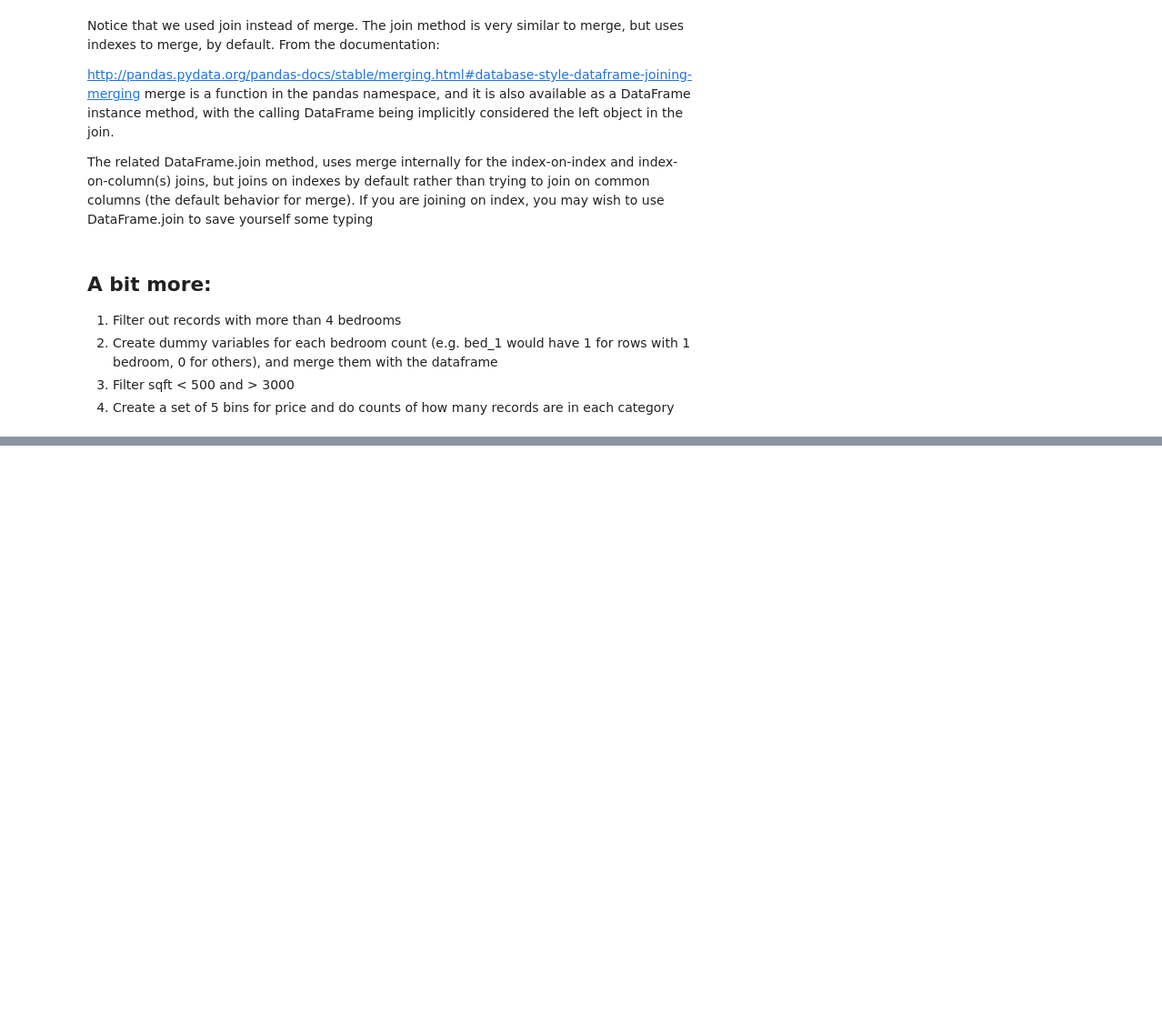
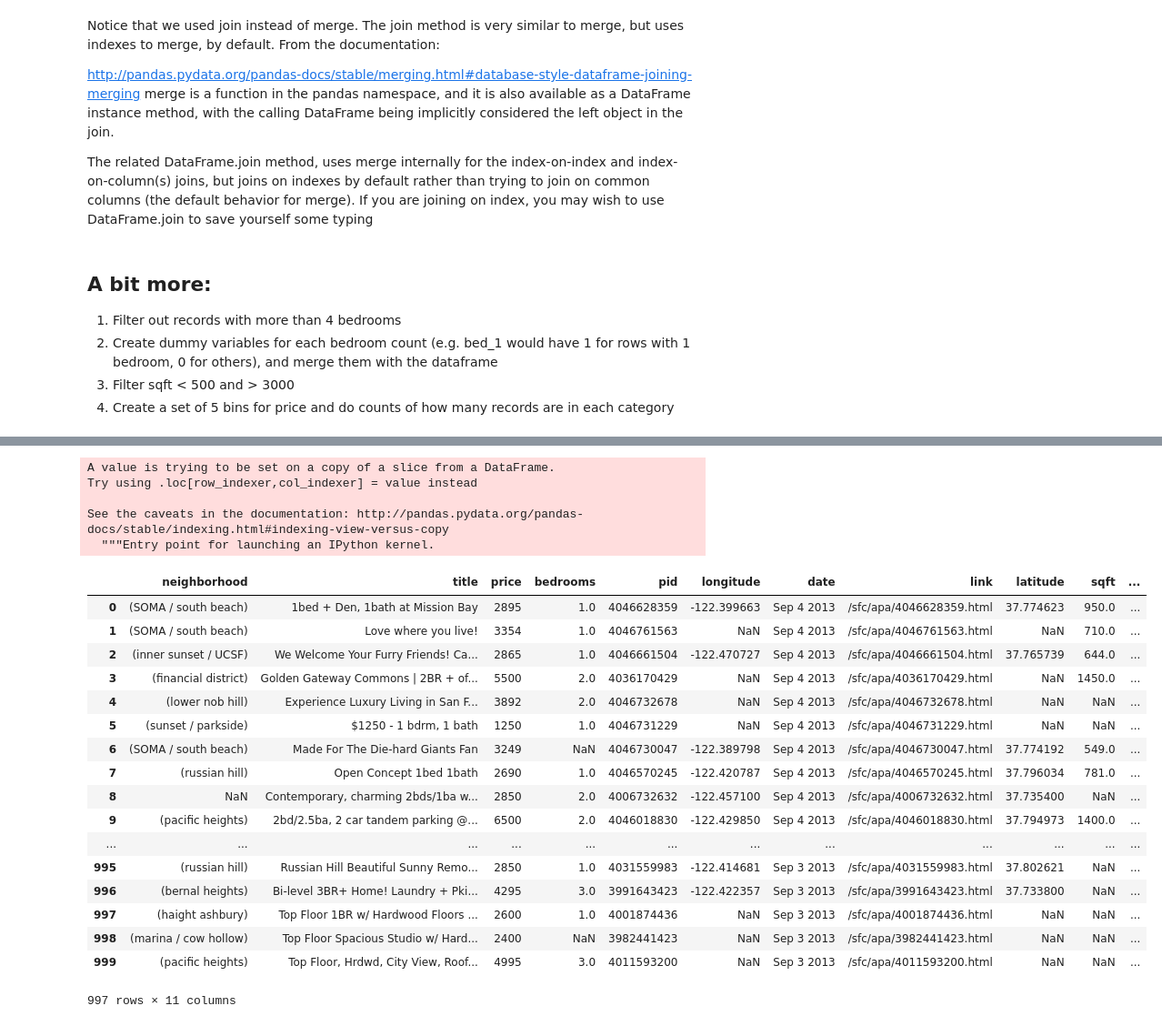
Before and after one commit to DanTheOnlyMan/ce599, a Jupyter notebook: 07-Data Wrangling/data-wrangling.ipynb, the cells around one changed output, grey strips where cells are left out. Shown at 91% size. Cells and saved outputs as stored; diff of their text form; code cells hidden in the pictures; blank space fills up the shorter version.

```diff
--- a/07-Data Wrangling/data-wrangling.ipynb
+++ b/07-Data Wrangling/data-wrangling.ipynb
@@ -577,0 +659,29 @@ NameError: name 'df_merge' is not defined
+# %%
+df=df[df['price'].notnull()]
+# %%
+df['price'] = df['price'].astype(int)
+df
+# %% [output]
+A value is trying to be set on a copy of a slice from a DataFrame.
+Try using .loc[row_indexer,col_indexer] = value instead
+
+See the caveats in the documentation: http://pandas.pydata.org/pandas-docs/stable/indexing.html#indexing-view-versus-copy
+  """Entry point for launching an IPython kernel.
+|  | neighborhood | title | price | bedrooms | pid | longitude | date | link | latitude | sqft | ... |
+| 0 | (SOMA / south beach) | 1bed + Den, 1bath at Mission Bay | 2895 | 1.0 | 4046628359 | -122.399663 | Sep 4 2013 | /sfc/apa/4046628359.html | 37.774623 | 950.0 | ... |
+| 1 | (SOMA / south beach) | Love where you live! | 3354 | 1.0 | 4046761563 | NaN | Sep 4 2013 | /sfc/apa/4046761563.html | NaN | 710.0 | ... |
+| 2 | (inner sunset / UCSF) | We Welcome Your Furry Friends! Ca... | 2865 | 1.0 | 4046661504 | -122.470727 | Sep 4 2013 | /sfc/apa/4046661504.html | 37.765739 | 644.0 | ... |
+| 3 | (financial district) | Golden Gateway Commons | 2BR + of... | 5500 | 2.0 | 4036170429 | NaN | Sep 4 2013 | /sfc/apa/4036170429.html | NaN | 1450.0 | ... |
+| 4 | (lower nob hill) | Experience Luxury Living in San F... | 3892 | 2.0 | 4046732678 | NaN | Sep 4 2013 | /sfc/apa/4046732678.html | NaN | NaN | ... |
+| 5 | (sunset / parkside) | $1250 - 1 bdrm, 1 bath | 1250 | 1.0 | 4046731229 | NaN | Sep 4 2013 | /sfc/apa/4046731229.html | NaN | NaN | ... |
+| 6 | (SOMA / south beach) | Made For The Die-hard Giants Fan | 3249 | NaN | 4046730047 | -122.389798 | Sep 4 2013 | /sfc/apa/4046730047.html | 37.774192 | 549.0 | ... |
+| 7 | (russian hill) | Open Concept 1bed 1bath | 2690 | 1.0 | 4046570245 | -122.420787 | Sep 4 2013 | /sfc/apa/4046570245.html | 37.796034 | 781.0 | ... |
+| 8 | NaN | Contemporary, charming 2bds/1ba w... | 2850 | 2.0 | 4006732632 | -122.457100 | Sep 4 2013 | /sfc/apa/4006732632.html | 37.735400 | NaN | ... |
+| 9 | (pacific heights) | 2bd/2.5ba, 2 car tandem parking @... | 6500 | 2.0 | 4046018830 | -122.429850 | Sep 4 2013 | /sfc/apa/4046018830.html | 37.794973 | 1400.0 | ... |
+| ... | ... | ... | ... | ... | ... | ... | ... | ... | ... | ... | ... |
+| 995 | (russian hill) | Russian Hill Beautiful Sunny Remo... | 2850 | 1.0 | 4031559983 | -122.414681 | Sep 3 2013 | /sfc/apa/4031559983.html | 37.802621 | NaN | ... |
+| 996 | (bernal heights) | Bi-level 3BR+ Home! Laundry + Pki... | 4295 | 3.0 | 3991643423 | -122.422357 | Sep 3 2013 | /sfc/apa/3991643423.html | 37.733800 | NaN | ... |
+| 997 | (haight ashbury) | Top Floor 1BR w/ Hardwood Floors ... | 2600 | 1.0 | 4001874436 | NaN | Sep 3 2013 | /sfc/apa/4001874436.html | NaN | NaN | ... |
+| 998 | (marina / cow hollow) | Top Floor Spacious Studio w/ Hard... | 2400 | NaN | 3982441423 | NaN | Sep 3 2013 | /sfc/apa/3982441423.html | NaN | NaN | ... |
+| 999 | (pacific heights) | Top Floor, Hrdwd, City View, Roof... | 4995 | 3.0 | 4011593200 | NaN | Sep 3 2013 | /sfc/apa/4011593200.html | NaN | NaN | ... |
+997 rows × 11 columns
```
Also changed, not shown: parts of 11 cells of this notebook, 1 other file.
